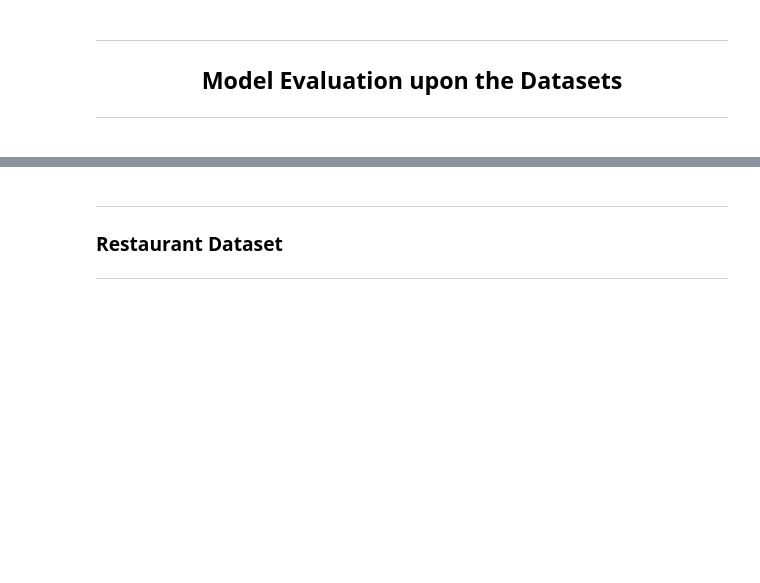
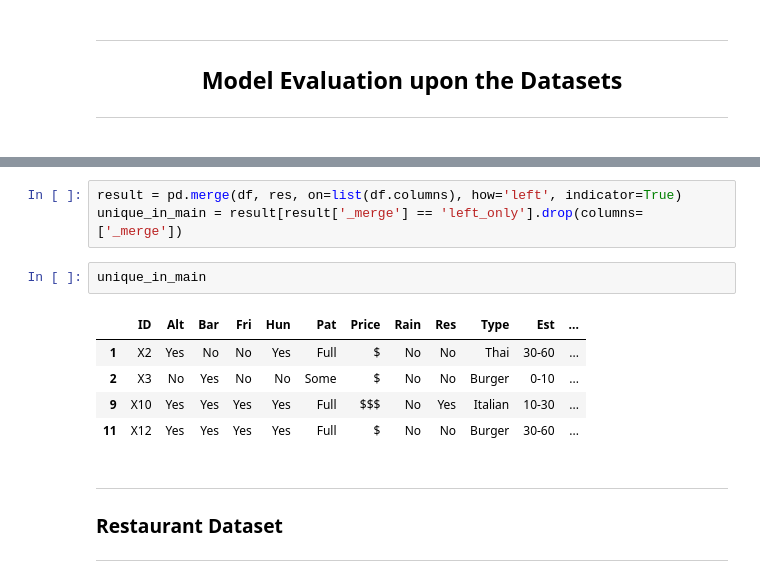
Before and after one commit to EstevesX10/AI-Decision-Trees-ID3, a Jupyter notebook: Decision Trees - ID3/Decision_Trees_ID3.ipynb, the cells around one changed output, grey strips where cells are left out. Drawn from its saved outputs; the diff is of its cells as text; blank space fills up the shorter version.

```diff
--- a/Decision Trees - ID3/Decision_Trees_ID3.ipynb
+++ b/Decision Trees - ID3/Decision_Trees_ID3.ipynb
@@ -479,3 +526,14 @@ class Dataset:
+# %%
+result = pd.merge(df, res, on=list(df.columns), how='left', indicator=True)
+unique_in_main = result[result['_merge'] == 'left_only'].drop(columns=['_merge'])
+# %%
+unique_in_main
+# %% [output]
+|  | ID | Alt | Bar | Fri | Hun | Pat | Price | Rain | Res | Type | Est | ... |
+| 1 | X2 | Yes | No | No | Yes | Full | $ | No | No | Thai | 30-60 | ... |
+| 2 | X3 | No | Yes | No | No | Some | $ | No | No | Burger | 0-10 | ... |
+| 9 | X10 | Yes | Yes | Yes | Yes | Full | $$$ | No | Yes | Italian | 10-30 | ... |
+| 11 | X12 | Yes | Yes | Yes | Yes | Full | $ | No | No | Burger | 30-60 | ... |
 # %% [markdown]
 ___
 ### Restaurant Dataset
```
Also changed, not shown: parts of 18 cells of this notebook.
